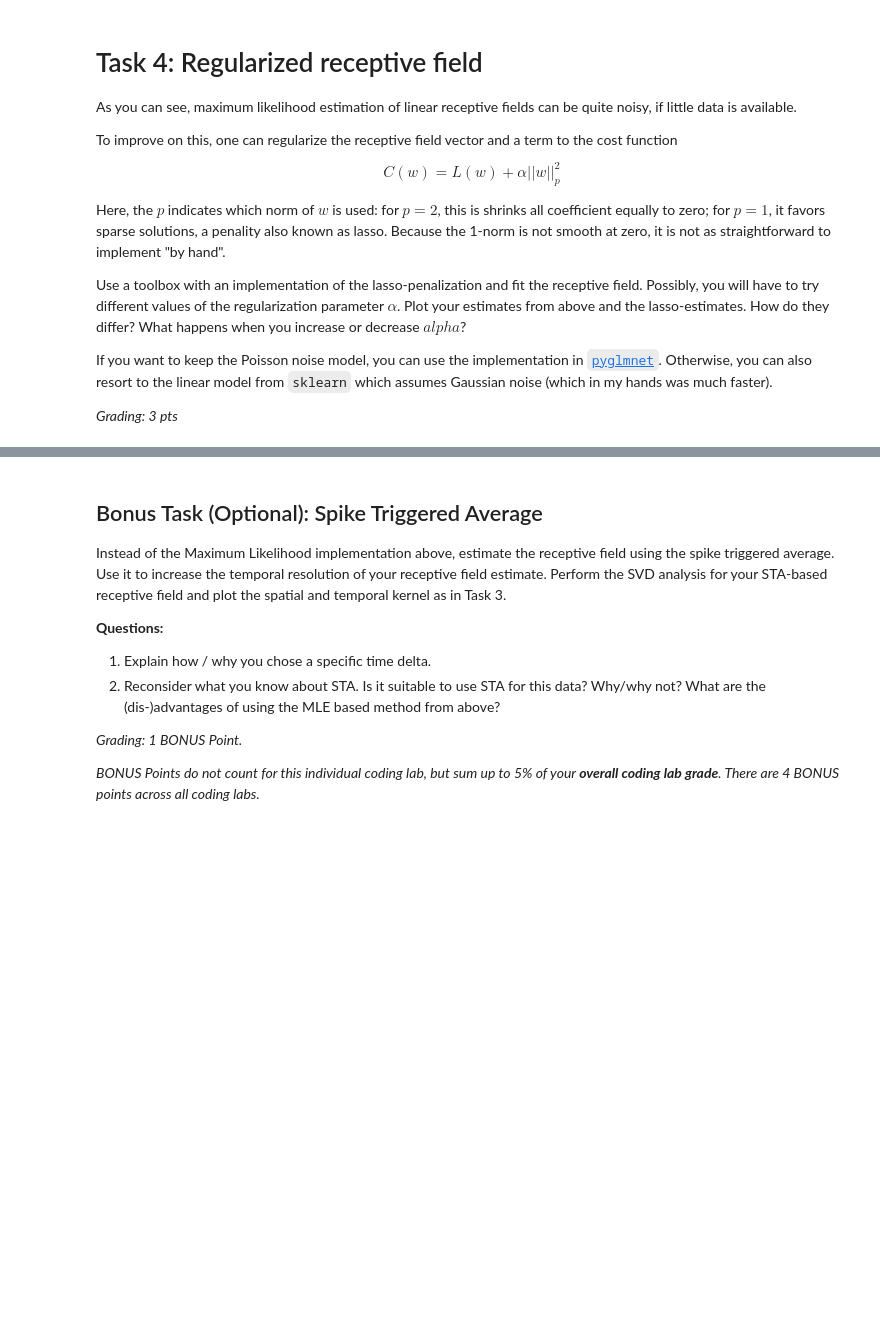
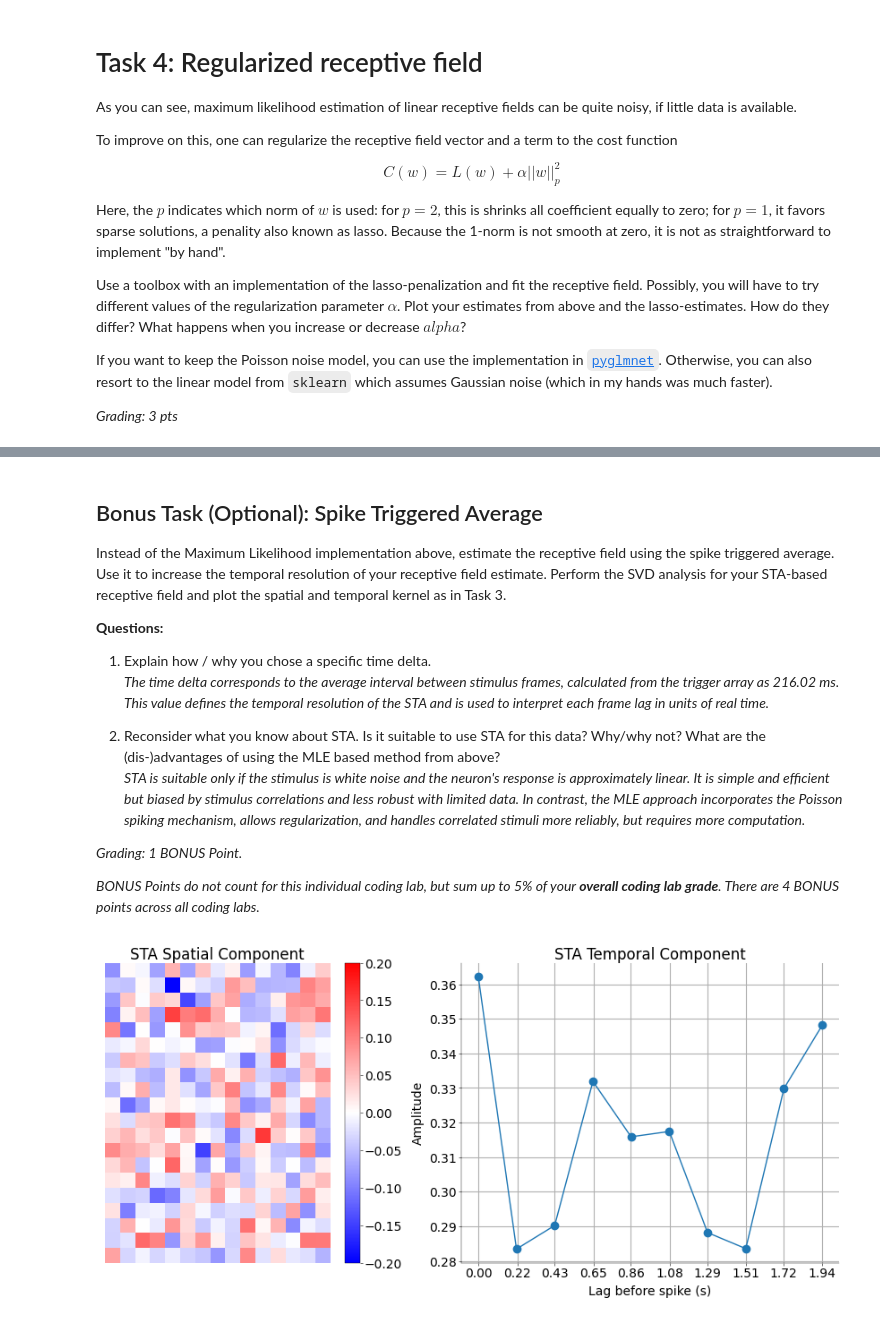
Before and after one commit to m-abbas-ansari/Neural-Data-Science-25, a Jupyter notebook: notebooks/CodingLab5 - Solved.ipynb, the cells around one changed output, grey strips where cells are left out. Saved outputs shown, nothing was run; the diff lists cells and outputs as text; code cells hidden in the pictures; blank space fills up the shorter version.

```diff
--- a/notebooks/CodingLab5 - Solved.ipynb
+++ b/notebooks/CodingLab5 - Solved.ipynb
@@ -639,10 +702,20 @@ Use it to increase the temporal resolution of your receptive field estimate.
 Perform the SVD analysis for your STA-based receptive field and plot the spatial and temporal kernel as in Task 3.
 
 **Questions:**
-1. Explain how / why you chose a specific time delta.
-2. Reconsider what you know about STA. Is it suitable to use STA for this data? Why/why not? What are the (dis-)advantages of using the MLE based method from above?
+1. Explain how / why you chose a specific time delta.<br>
+    _The time delta corresponds to the average interval between stimulus frames, calculated from the trigger array as 216.02 ms. This value defines the temporal resolution of the STA and is used to interpret each frame lag in units of real time._
+
+
+2. Reconsider what you know about STA. Is it suitable to use STA for this data? Why/why not? What are the (dis-)advantages of using the MLE based method from above?<br>
+    _STA is suitable only if the stimulus is white noise and the neuron's response is approximately linear. It is simple and efficient but biased by stimulus correlations and less robust with limited data. In contrast, the MLE approach incorporates the Poisson spiking mechanism, allows regularization, and handles correlated stimuli more reliably, but requires more computation._
 
 _Grading: 1 BONUS Point._
 
 
 _BONUS Points do not count for this individual coding lab, but sum up to 5% of your **overall coding lab grade**. There are 4 BONUS points across all coding labs._
+# %%
+D = s.shape[0]  # 300 pixels
+nT = s.shape[1]
+max_lag = 10  # maximum lag to consider
+sta = np.zeros((D, max_lag))
+dt = np.diff(trigger[1:]).mean()  # average time between frames
@@ -648,0 +742,32 @@ _BONUS Points do not count for this individual coding lab, but sum up to 5% of y
+# %%
+# Subtract mean
+sta_mean_centered = sta - np.mean(sta)
+
+# SVD
+U, S, VT = np.linalg.svd(sta_mean_centered, full_matrices=False)
+spatial_component = U[:, 0]
+temporal_component = VT[0, :]
+# %%
+fig, ax = plt.subplot_mosaic(
+    [["Spatial", "Temporal"]], figsize=(10, 4), constrained_layout=True
+)
+
+time_axis = np.arange(max_lag) * dt  # dt from mean(np.diff(trigger))
+
+# Spatial kernel
+spatial_img = spatial_component.reshape(20, 15)
+im = ax["Spatial"].imshow(spatial_img, cmap="bwr", vmin=-0.2, vmax=0.2)
+ax["Spatial"].set_title("STA Spatial Component")
+ax["Spatial"].axis("off")
+plt.colorbar(im, ax=ax["Spatial"], fraction=0.046, pad=0.04)
+
+# Temporal kernel
+ax["Temporal"].plot(time_axis, temporal_component, marker="o")
+ax["Temporal"].set_title("STA Temporal Component")
+ax["Temporal"].set_xticks([f.round(2) for f in np.arange(max_lag) * dt])
+ax["Temporal"].set_xlabel("Lag before spike (s)")
+ax["Temporal"].set_ylabel("Amplitude")
+ax["Temporal"].grid(True)
+plt.show()
+# %% [output]
+[figure, added]
```
Also changed, not shown: parts of 15 cells of this notebook.
